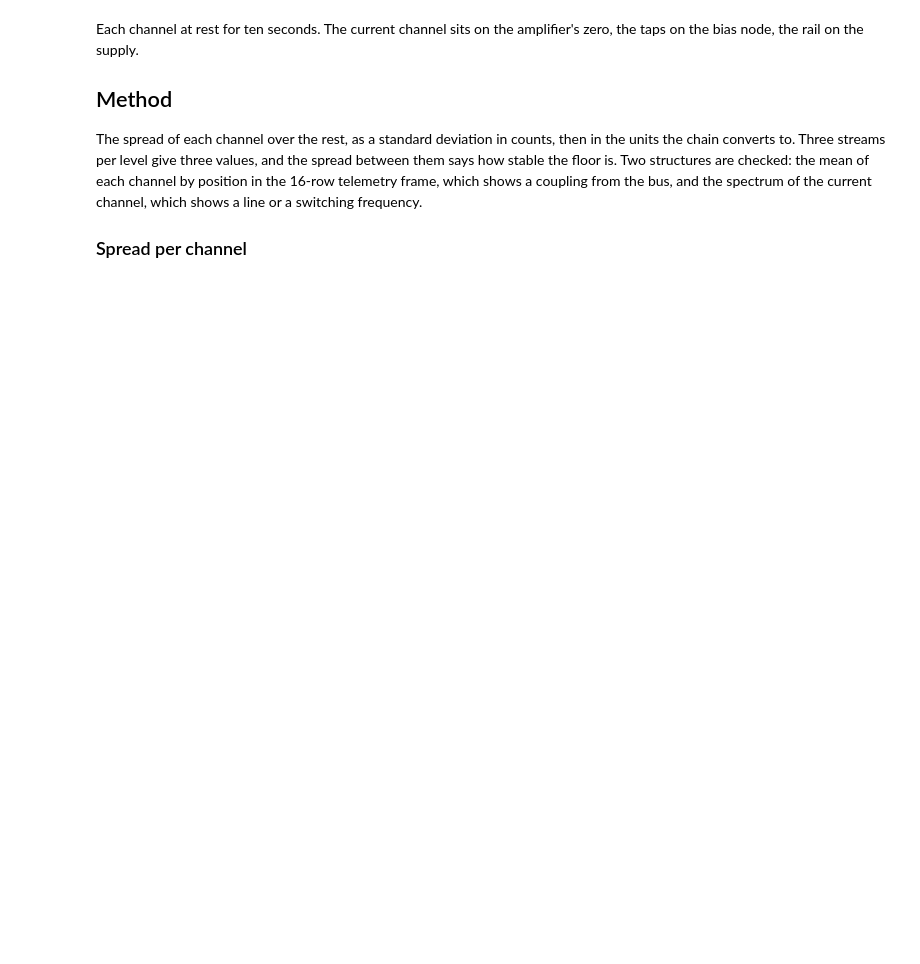
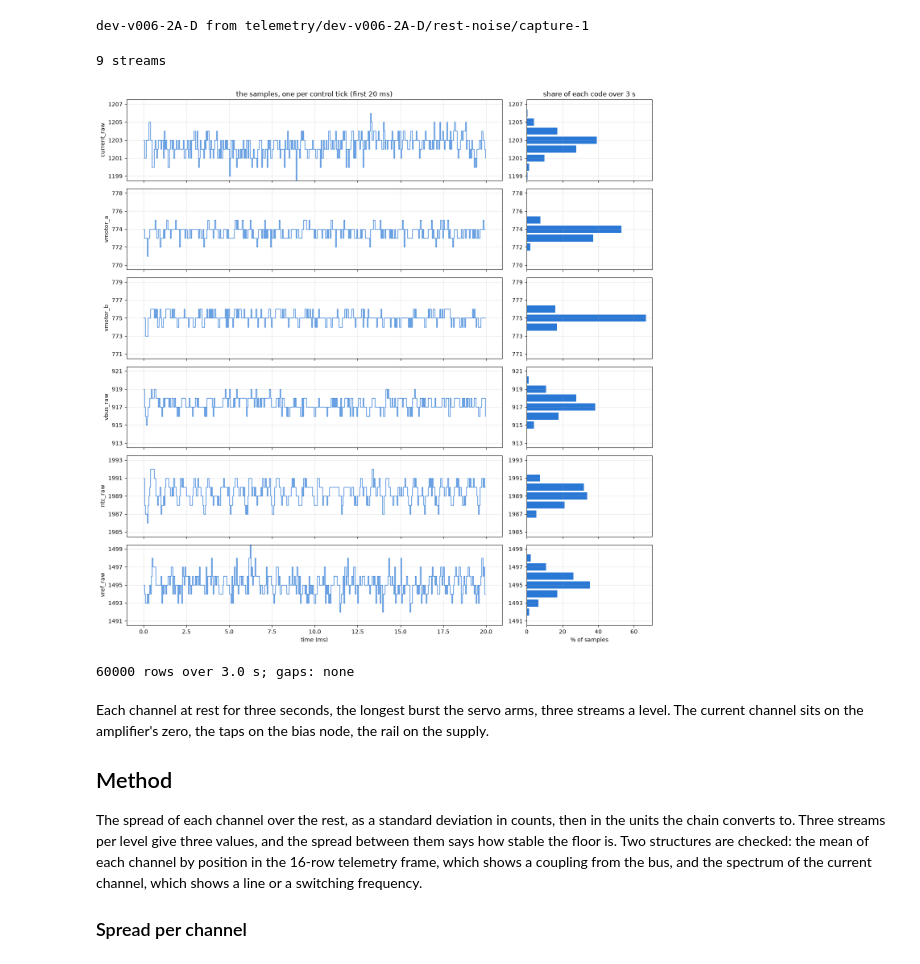
Before and after one commit to OpenServoCore/notebooks, a Jupyter notebook: stages/1-board/rest-noise/rest-noise.ipynb, the cells around one changed output. Drawn from its saved outputs; the diff is of its cells as text; code cells hidden in the pictures; blank space fills up the shorter version.

Commit message:
rest-noise: capture 1 and the notebook, the floor a count with a frame-locked pattern

```diff
--- a/stages/1-board/rest-noise/rest-noise.ipynb
+++ b/stages/1-board/rest-noise/rest-noise.ipynb
@@ -36,20 +36,34 @@ BLUE, ORANGE, INK, MUTED = "#2a78d6", "#eb6834", "#0b0b0b", "#898781"
 BOARD = boards.BOARDS[boards.DEFAULT]
 CAPTURE = Path("../../../telemetry") / BOARD.key / "rest-noise" / "capture-1"
 CAPTURE = CAPTURE.resolve()
-print(BOARD.key, "from", CAPTURE)
+print(BOARD.key, "from", results.rel(CAPTURE))
+# %% [output]
+dev-v006-2A-D from telemetry/dev-v006-2A-D/rest-noise/capture-1
 # %%
 folders = sorted(p for p in CAPTURE.glob("rest-*") if (p / "sweep.csv").exists())
 print(len(folders), "streams")
 df, meta = tel.load(folders[0], BOARD)
 rest = df[df["seg"] == 0]
-fig, ax = plt.subplots(4, 1, figsize=(12, 8), sharex=True)
-for a, c in zip(ax, ["current_raw", "vmotor_a", "vmotor_b", "vbus_raw"]):
-    a.plot(rest["t"], rest[c], lw=0.4, color=BLUE); a.set_ylabel(c); a.grid(alpha=0.3)
-ax[-1].set_xlabel("time (s)")
-plt.show()
-print(f"{len(rest)} rows over {rest['t'].iloc[-1]:.1f} s; gaps: {tel.gaps(df).to_dict() or 'none'}")
+chans = ["current_raw", "vmotor_a", "vmotor_b", "vbus_raw", "ntc_raw", "vref_raw"]
+win = rest.iloc[:400]
+fig, ax = plt.subplots(len(chans), 2, figsize=(14, 14), sharex="col", gridspec_kw={"width_ratios": [3, 1]})
+for (a, h), ch in zip(ax, chans):
+    mid = round(rest[ch].mean())
+    a.step(win["t"] * 1e3, win[ch], where="post", lw=1.0, color=BLUE); a.set_ylabel(ch); a.grid(alpha=0.3)
+    codes = rest[ch].value_counts().sort_index()
+    h.barh(codes.index, codes.values / len(rest) * 100, color=BLUE); h.grid(alpha=0.3)
+    for x in (a, h):
+        x.set_ylim(mid - 4.5, mid + 4.5); x.set_yticks(range(mid - 4, mid + 5, 2))
+ax[0, 0].set_title("the samples, one per control tick (first 20 ms)"); ax[0, 1].set_title("share of each code over 3 s")
+ax[-1, 0].set_xlabel("time (ms)"); ax[-1, 1].set_xlabel("% of samples")
+plt.tight_layout(); plt.show()
+print(f"{len(rest)} rows over {rest['t'].iloc[-1] - rest['t'].iloc[0]:.1f} s; gaps: {tel.gaps(rest).sum() or 'none'}")
+# %% [output]
+9 streams
+[figure, added]
+60000 rows over 3.0 s; gaps: none
 # %% [markdown]
-Each channel at rest for ten seconds. The current channel sits on the amplifier's zero, the taps on the bias node, the rail on the supply.
+Each channel at rest for three seconds, the longest burst the servo arms, three streams a level. The current channel sits on the amplifier's zero, the taps on the bias node, the rail on the supply.
 
 ## Method
 
```
Also changed, not shown: parts of 11 cells of this notebook, 20 other files.
